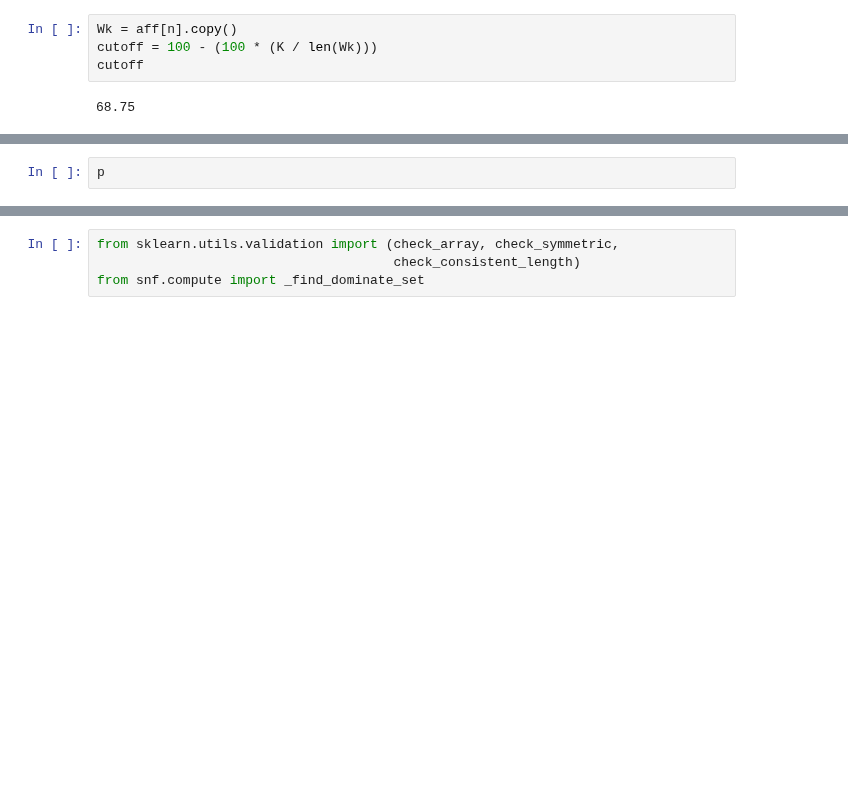
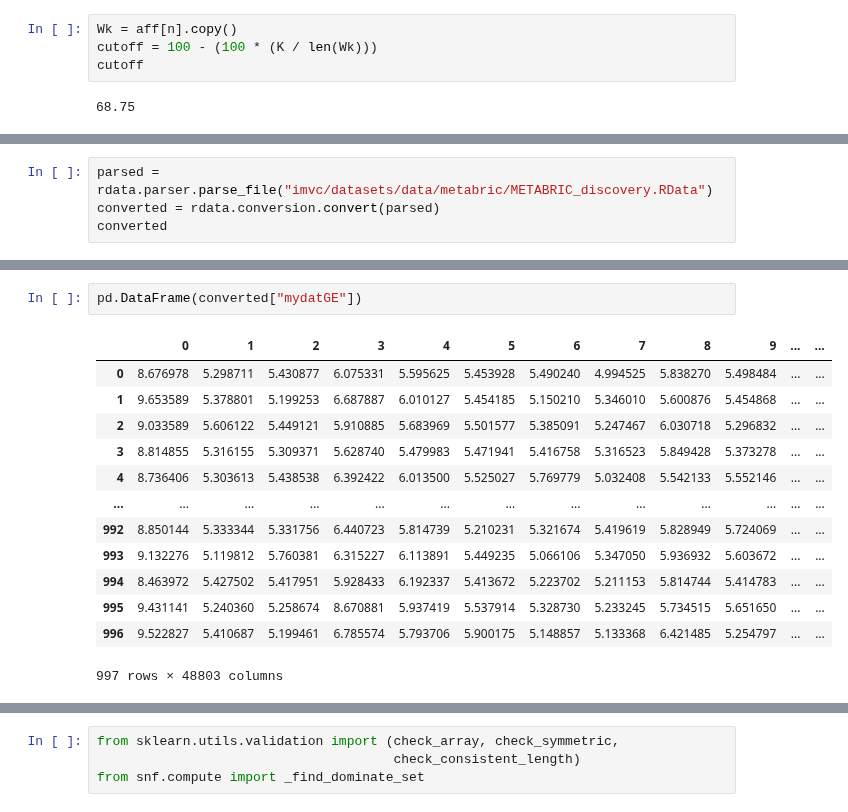
Before and after one commit to RafRomB/imml, a Jupyter notebook: Untitled.ipynb, the cells around one changed output, grey strips where cells are left out. Cells and saved outputs as stored; diff of their text form; blank space fills up the shorter version.

```diff
--- a/Untitled.ipynb
+++ b/Untitled.ipynb
@@ -379,3 +478,5 @@ cutoff
 # %%
-p
+parsed = rdata.parser.parse_file("imvc/datasets/data/metabric/METABRIC_discovery.RData")
+converted = rdata.conversion.convert(parsed)
+converted
 # %% [output]
@@ -382,0 +500,16 @@ p
+# %%
+pd.DataFrame(converted["mydatGE"])
+# %% [output]
+|  | 0 | 1 | 2 | 3 | 4 | 5 | 6 | 7 | 8 | 9 | ... | ... |
+| 0 | 8.676978 | 5.298711 | 5.430877 | 6.075331 | 5.595625 | 5.453928 | 5.490240 | 4.994525 | 5.838270 | 5.498484 | ... | ... |
+| 1 | 9.653589 | 5.378801 | 5.199253 | 6.687887 | 6.010127 | 5.454185 | 5.150210 | 5.346010 | 5.600876 | 5.454868 | ... | ... |
+| 2 | 9.033589 | 5.606122 | 5.449121 | 5.910885 | 5.683969 | 5.501577 | 5.385091 | 5.247467 | 6.030718 | 5.296832 | ... | ... |
+| 3 | 8.814855 | 5.316155 | 5.309371 | 5.628740 | 5.479983 | 5.471941 | 5.416758 | 5.316523 | 5.849428 | 5.373278 | ... | ... |
+| 4 | 8.736406 | 5.303613 | 5.438538 | 6.392422 | 6.013500 | 5.525027 | 5.769779 | 5.032408 | 5.542133 | 5.552146 | ... | ... |
+| ... | ... | ... | ... | ... | ... | ... | ... | ... | ... | ... | ... | ... |
+| 992 | 8.850144 | 5.333344 | 5.331756 | 6.440723 | 5.814739 | 5.210231 | 5.321674 | 5.419619 | 5.828949 | 5.724069 | ... | ... |
+| 993 | 9.132276 | 5.119812 | 5.760381 | 6.315227 | 6.113891 | 5.449235 | 5.066106 | 5.347050 | 5.936932 | 5.603672 | ... | ... |
+| 994 | 8.463972 | 5.427502 | 5.417951 | 5.928433 | 6.192337 | 5.413672 | 5.223702 | 5.211153 | 5.814744 | 5.414783 | ... | ... |
+| 995 | 9.431141 | 5.240360 | 5.258674 | 8.670881 | 5.937419 | 5.537914 | 5.328730 | 5.233245 | 5.734515 | 5.651650 | ... | ... |
+| 996 | 9.522827 | 5.410687 | 5.199461 | 6.785574 | 5.793706 | 5.900175 | 5.148857 | 5.133368 | 6.421485 | 5.254797 | ... | ... |
+997 rows × 48803 columns
```
Also changed, not shown: parts of 31 cells of this notebook, 3 other files.
